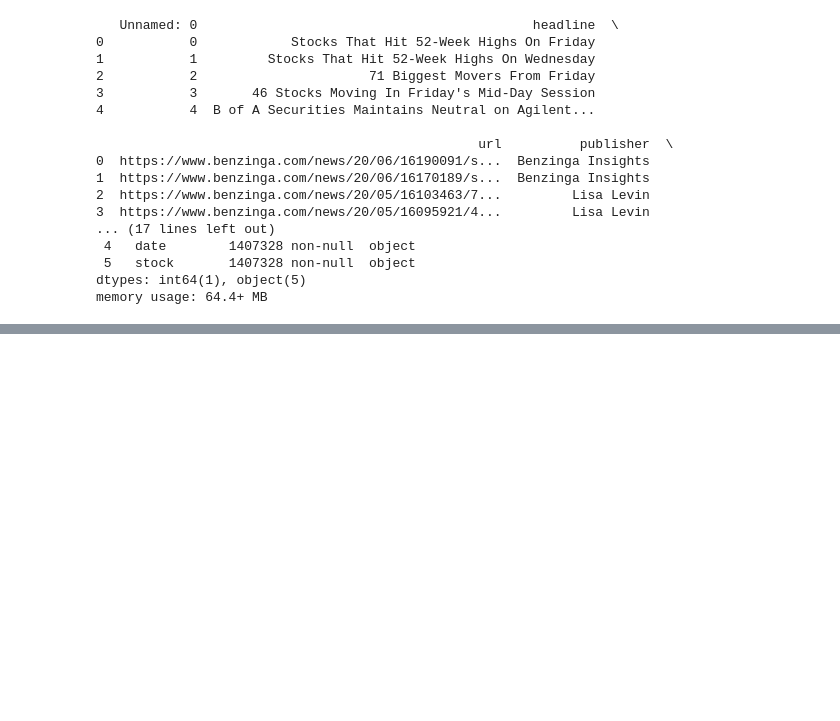
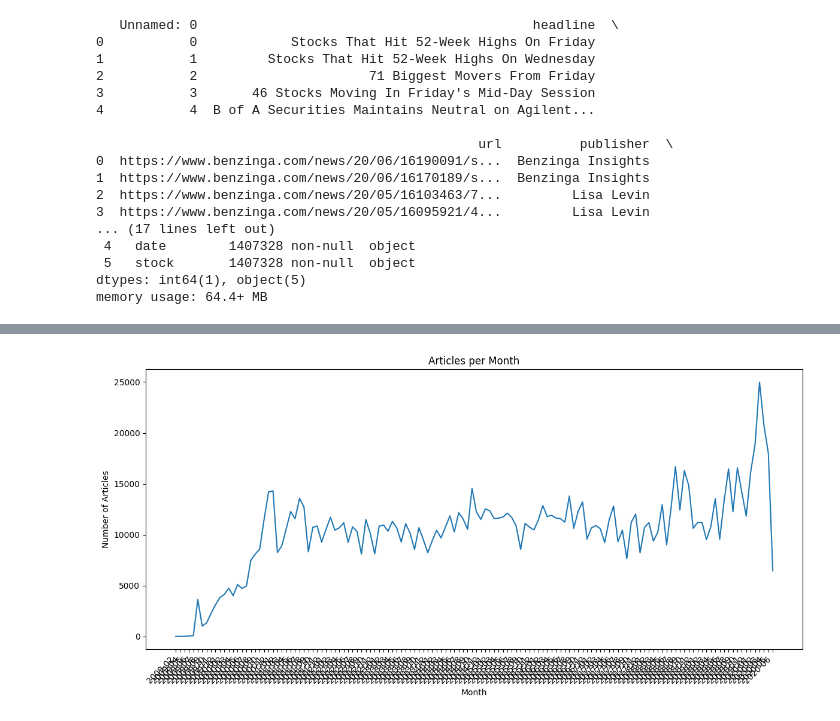
Before and after one commit to helina1abebe/finance-sentiment-analysis, a Jupyter notebook: notebooks/Headline_EDA.ipynb, the cells around one changed output, grey strips where cells are left out. Saved outputs shown, nothing was run; the diff lists cells and outputs as text; code cells hidden in the pictures; blank space fills up the shorter version.

```diff
--- a/notebooks/Headline_EDA.ipynb
+++ b/notebooks/Headline_EDA.ipynb
@@ -1054,0 +1071,15 @@ df['time'] = df['date'].dt.time
+# %%
+monthly_counts = df.groupby(['year', 'month']).size().reset_index(name='count')
+plt.figure(figsize=(12, 6))
+plt.plot(
+    monthly_counts['year'].astype(str) + '-' + monthly_counts['month'].astype(str).str.zfill(2),
+    monthly_counts['count']
+)
+plt.title('Articles per Month')
+plt.xlabel('Month')
+plt.ylabel('Number of Articles')
+plt.xticks(rotation=45, ha='right')
+plt.tight_layout()
+plt.show()
+# %% [output]
+[figure, added]
```
Also changed, not shown: parts of 1 cell of this notebook.
